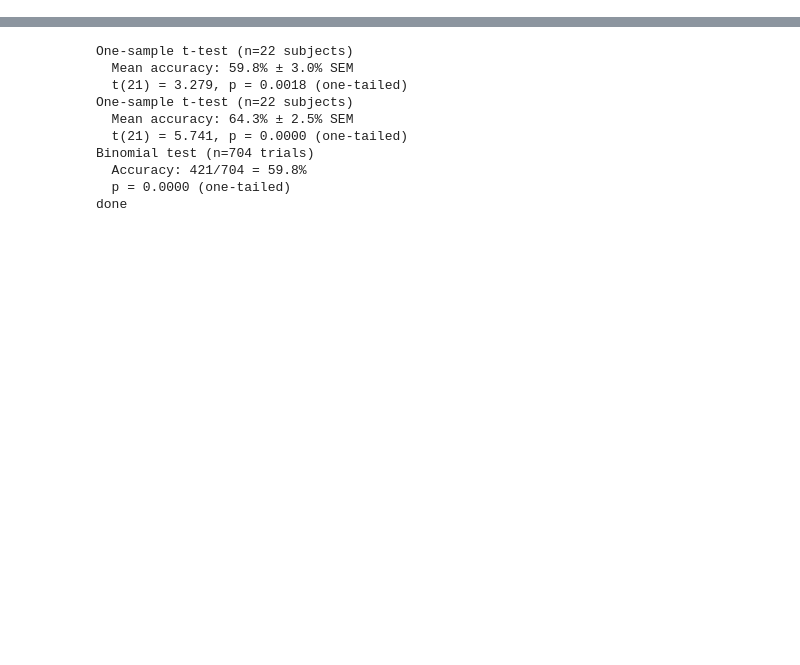
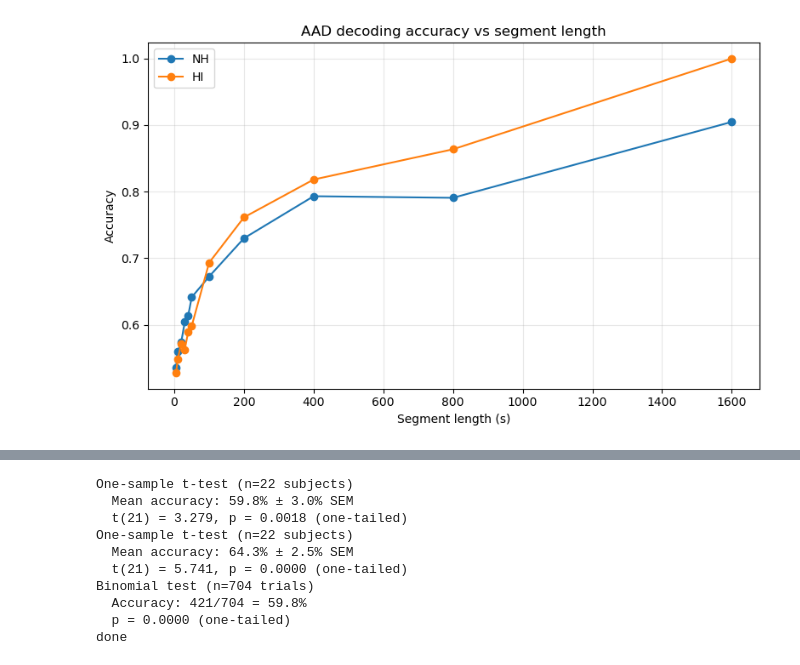
Before and after one commit to manito-coder/Beyond-TRFs, a Jupyter notebook: across-datasets/hearing-impaired-fuglsang/figures.ipynb, the cells around one changed output, grey strips where cells are left out. Drawn from its saved outputs; the diff is of its cells as text; code cells hidden in the pictures; blank space fills up the shorter version.

```diff
--- a/across-datasets/hearing-impaired-fuglsang/figures.ipynb
+++ b/across-datasets/hearing-impaired-fuglsang/figures.ipynb
@@ -150,0 +243,56 @@ plot_scatter_panel(
+# %%
+# ── ACCURACY VS SEGMENT LENGTH ───────────────────────────────────────────────
+
+all_windows = (
+    [('time', n)  for n in TIME_WINDOW_SIZES_S] +
+    [('trial', n) for n in TRIAL_WINDOW_SIZES]
+)
+
+nh_acc = []
+hi_acc = []
+segment_times = []
+
+for prefix, n in all_windows:
+
+    # convert everything to seconds
+    if prefix == 'time':
+        segment_time = n
+    else:
+        segment_time = n * 50   # ~50s per trial
+
+    segment_times.append(segment_time)
+
+    # accuracy = mean(correct)
+    nh_accuracy = nh[prefix][n]['concatenate']['correct'].mean()
+    hi_accuracy = hi[prefix][n]['concatenate']['correct'].mean()
+
+    nh_acc.append(nh_accuracy)
+    hi_acc.append(hi_accuracy)
+
+
+# ── PLOT ──────────────────────────────────────────────────────────────────────
+
+plt.figure(figsize=(8, 5))
+
+plt.plot(segment_times, nh_acc, marker='o', label='NH')
+plt.plot(segment_times, hi_acc, marker='o', label='HI')
+
+plt.xlabel('Segment length (s)')
+plt.ylabel('Accuracy')
+
+plt.title('AAD decoding accuracy vs segment length')
+
+plt.grid(True, alpha=0.3)
+plt.legend()
+
+plt.tight_layout()
+
+plt.savefig(
+    FUGLSANG_FIGURES_DIR / 'aad_accuracy_vs_segment_length.png',
+    dpi=170,
+    bbox_inches='tight'
+)
+
+plt.show()
+# %% [output]
+[figure, added]
```
Also changed, not shown: parts of 11 cells of this notebook, 40 other files.
